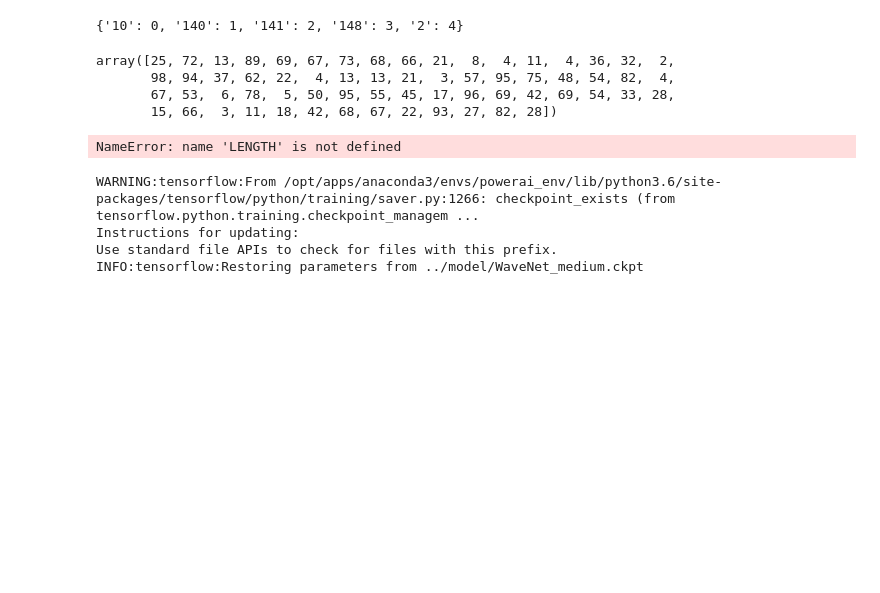
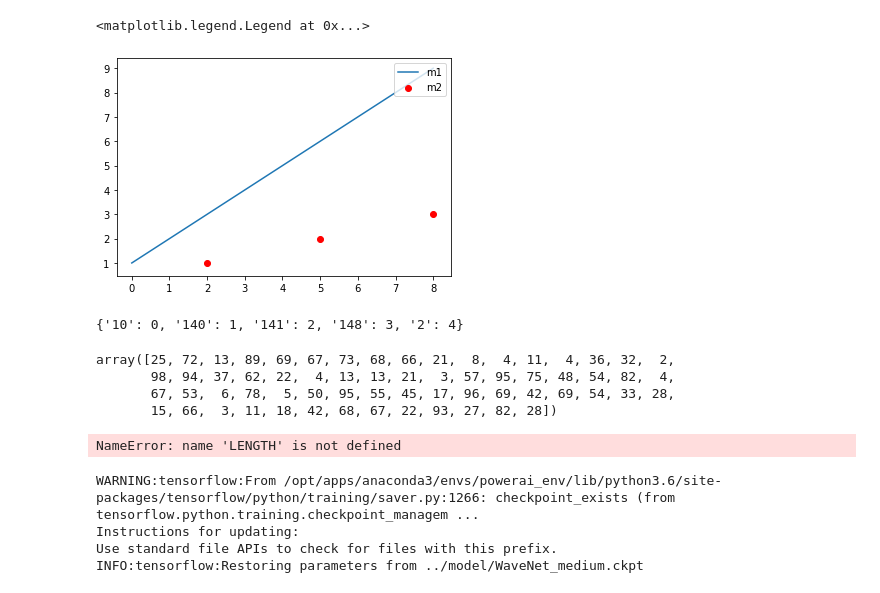
Before and after one commit to jw222/Gravitational-Wave, a Jupyter notebook: WaveNet.ipynb, the cells around one changed output. Saved outputs shown, nothing was run; the diff lists cells and outputs as text; code cells hidden in the pictures; blank space fills up the shorter version.

```diff
--- a/WaveNet.ipynb
+++ b/WaveNet.ipynb
@@ -15,3 +19,14 @@ os.environ["HDF5_USE_FILE_LOCKING"] = "FALSE"
+# %%
+x = [1,2,3,4,5,6,7,8,9]
+y = [1,2,3]
+axis = np.arange(3-1,len(x),3)
+plt.figure()
+plt.plot(x)
+plt.scatter(axis,y, c = 'red')
+plt.legend(['m1','m2'], loc=1)
+# %% [output]
+<matplotlib.legend.Legend at 0x...>
+[figure, added]
 # %%
 f = h5py.File("small.hdf5", "r")
 num_songs = 5
```
Also changed, not shown: parts of 1 cell of this notebook, 3 other files.
